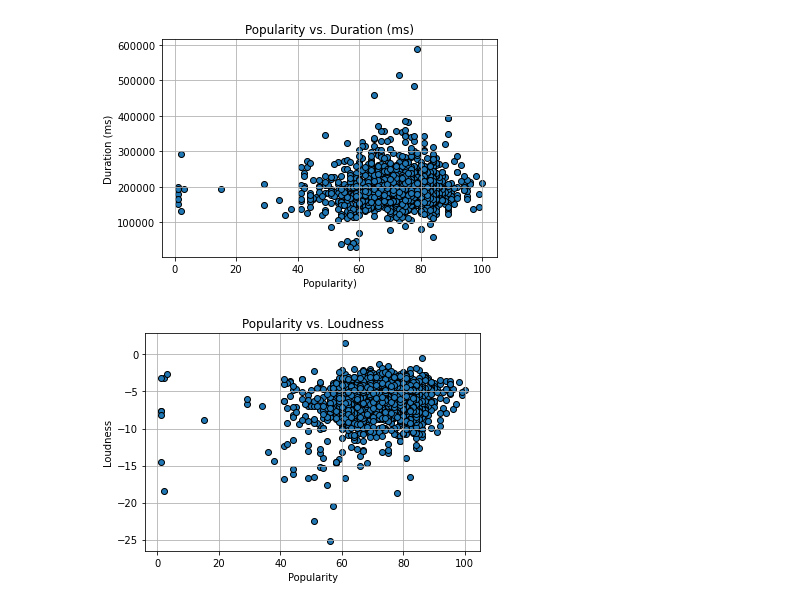
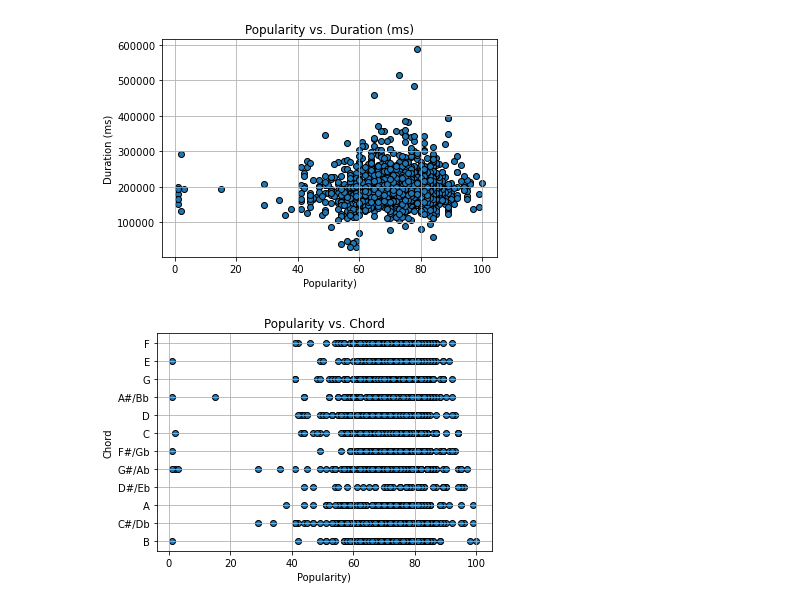
Before and after one commit to memeguerrini/Project-One, a Jupyter notebook: spotify.meme.ipynb, the cells around one changed output. Drawn from its saved outputs; the diff is of its cells as text; code cells hidden in the pictures.

Commit message:
chords graph added

```diff
--- a/spotify.meme.ipynb
+++ b/spotify.meme.ipynb
@@ -259,24 +259,24 @@ plt.grid(True)
 plt.show()
 # %% [output]
 [figure]
-# %%
-# Loudness vs. Popularity
-
-popularity_df['Loudness']=popularity_df['Loudness'].astype(float).round(2)
-
-# Scatter plot with border around marker
-plt.scatter(popularity_df["Popularity"], popularity_df["Loudness"], edgecolors='k')
-
-# Label
-plt.title(f"Popularity vs. Loudness")
-plt.ylabel("Loudness")
-plt.xlabel("Popularity")
-plt.grid(True)
-
-# Save to image file
-#plt.savefig(f"{output_data_loc}/Loudness_vs_Popularity.png")
-
-# Show plot
-plt.show()
-# %% [output]
-[figure, removed]
+# %%
+# Chord vs. Popularity
+
+popularity_df['Chord']=popularity_df['Chord'].astype(str)
+
+# Scatter plot with border around marker
+plt.scatter(popularity_df["Popularity"], popularity_df["Chord"], edgecolors='k')
+
+# Label
+plt.title(f"Popularity vs. Chord")
+plt.ylabel("Chord")
+plt.xlabel("Popularity)")
+plt.grid(True)
+
+# Save to image file
+#plt.savefig(f"{output_data_loc}/Chords_vs_Popularity.png")
+
+# Show plot
+plt.show()
+# %% [output]
+[figure, added]
```
Also changed, not shown: parts of 1 cell of this notebook, 1 other file.
